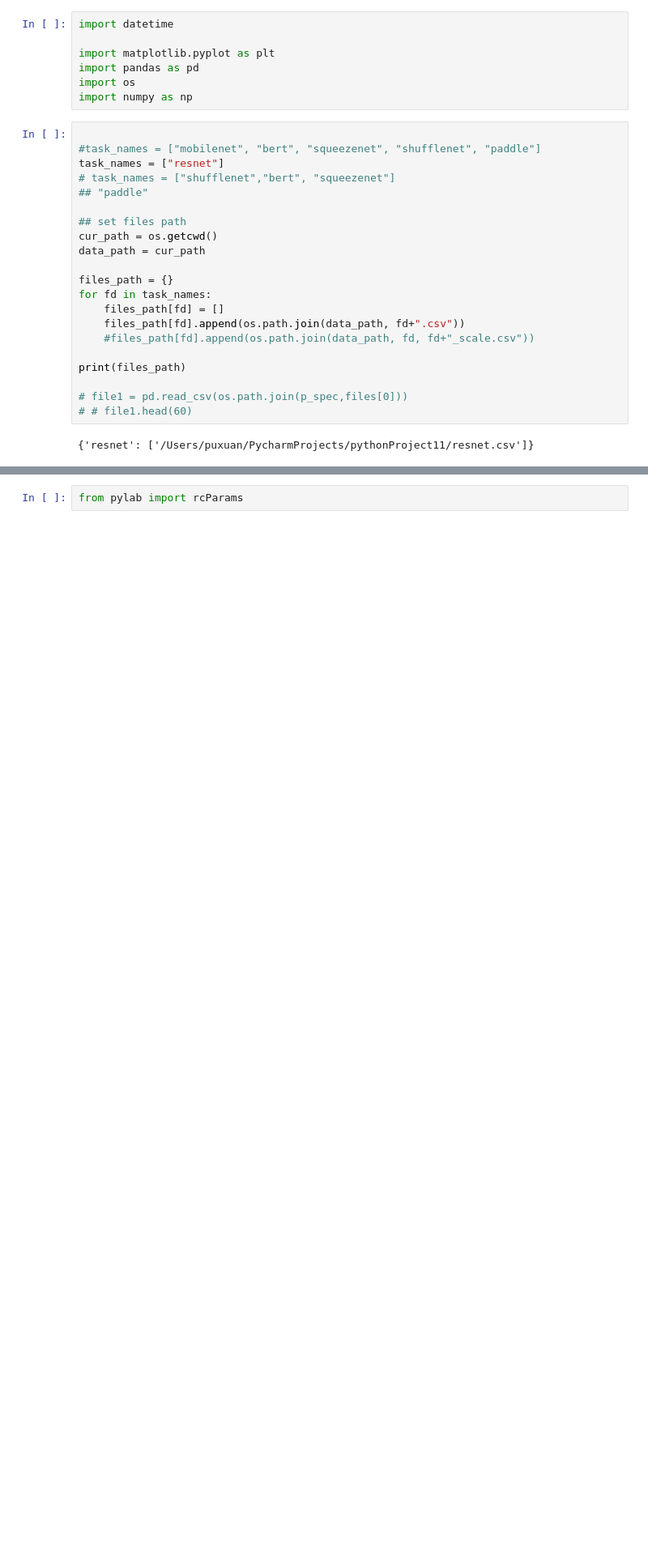
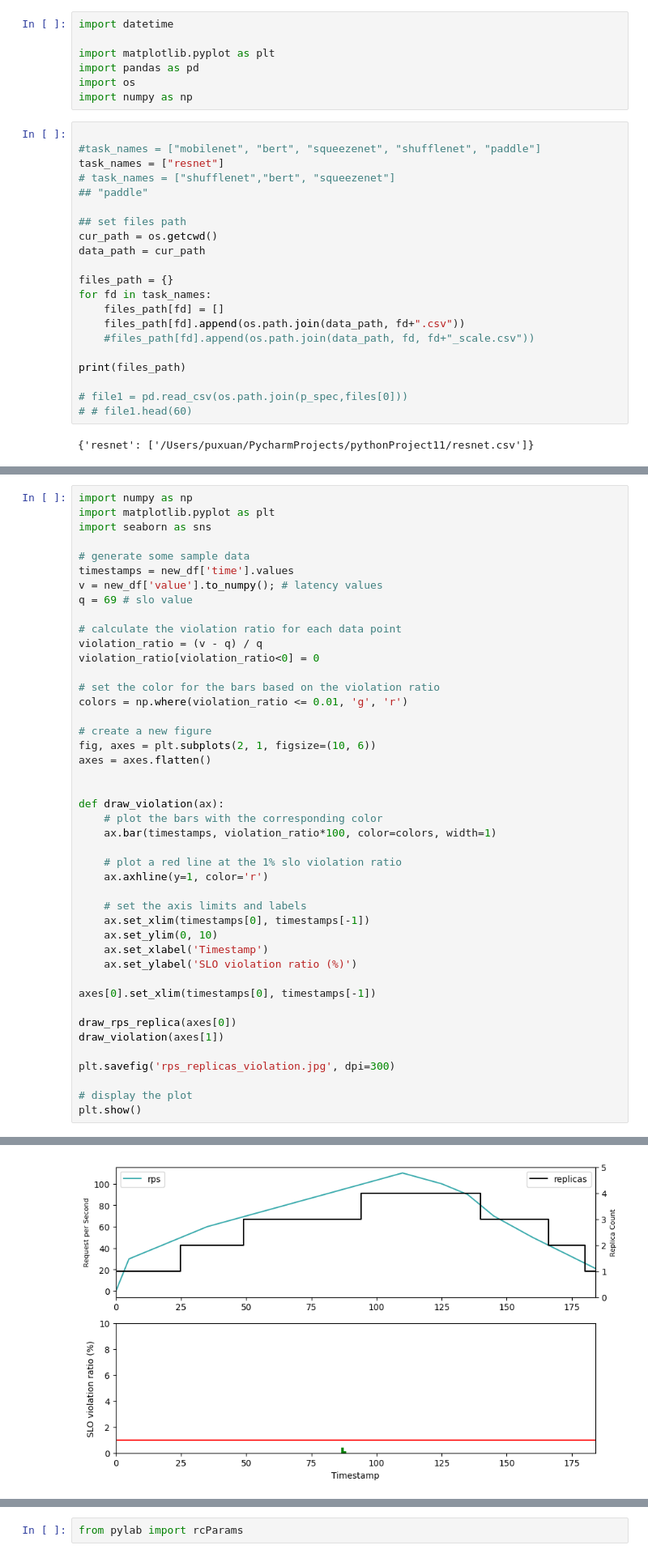
Before and after one commit to YukioZzz/FaST, a Jupyter notebook: post-processing/scheduler-test/tail_latency_analyze.ipynb, the cells around one changed output, grey strips where cells are left out. Shown at 81% size. Saved outputs shown, nothing was run; the diff lists cells and outputs as text; blank space fills up the shorter version.

```diff
--- a/post-processing/scheduler-test/tail_latency_analyze.ipynb
+++ b/post-processing/scheduler-test/tail_latency_analyze.ipynb
@@ -169,0 +218,45 @@ print(new_df['time'].max())
+# %%
+import numpy as np
+import matplotlib.pyplot as plt
+import seaborn as sns
+
+# generate some sample data
+timestamps = new_df['time'].values
+v = new_df['value'].to_numpy(); # latency values
+q = 69 # slo value
+
+# calculate the violation ratio for each data point
+violation_ratio = (v - q) / q
+violation_ratio[violation_ratio<0] = 0
+
+# set the color for the bars based on the violation ratio
+colors = np.where(violation_ratio <= 0.01, 'g', 'r')
+
+# create a new figure
+fig, axes = plt.subplots(2, 1, figsize=(10, 6))
+axes = axes.flatten()
+
+
+def draw_violation(ax):
+    # plot the bars with the corresponding color
+    ax.bar(timestamps, violation_ratio*100, color=colors, width=1)
+
+    # plot a red line at the 1% slo violation ratio
+    ax.axhline(y=1, color='r')
+
+    # set the axis limits and labels
+    ax.set_xlim(timestamps[0], timestamps[-1])
+    ax.set_ylim(0, 10)
+    ax.set_xlabel('Timestamp')
+    ax.set_ylabel('SLO violation ratio (%)')
+
+axes[0].set_xlim(timestamps[0], timestamps[-1])
+
+draw_rps_replica(axes[0])
+draw_violation(axes[1])
+
+plt.savefig('rps_replicas_violation.jpg', dpi=300)
+
+# display the plot
+plt.show()
+# %% [output]
@@ -170,3 +280,4 @@ print(new_df['time'].max())
+[figure, added]
 # %%
 
 import matplotlib.pyplot as plt
```
Also changed, not shown: parts of 4 cells of this notebook, 3 other files.
